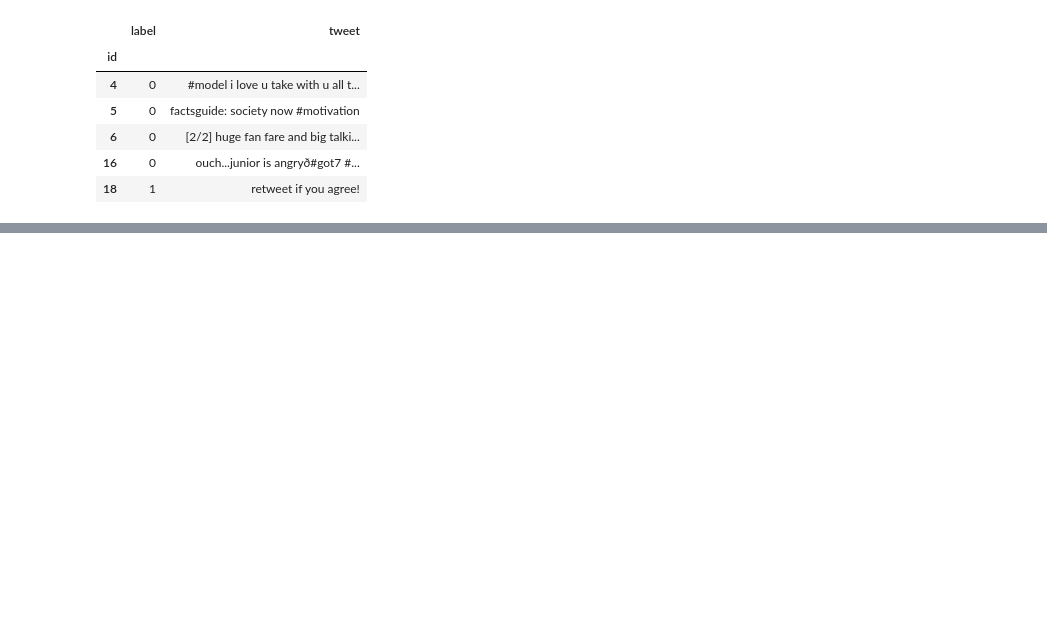
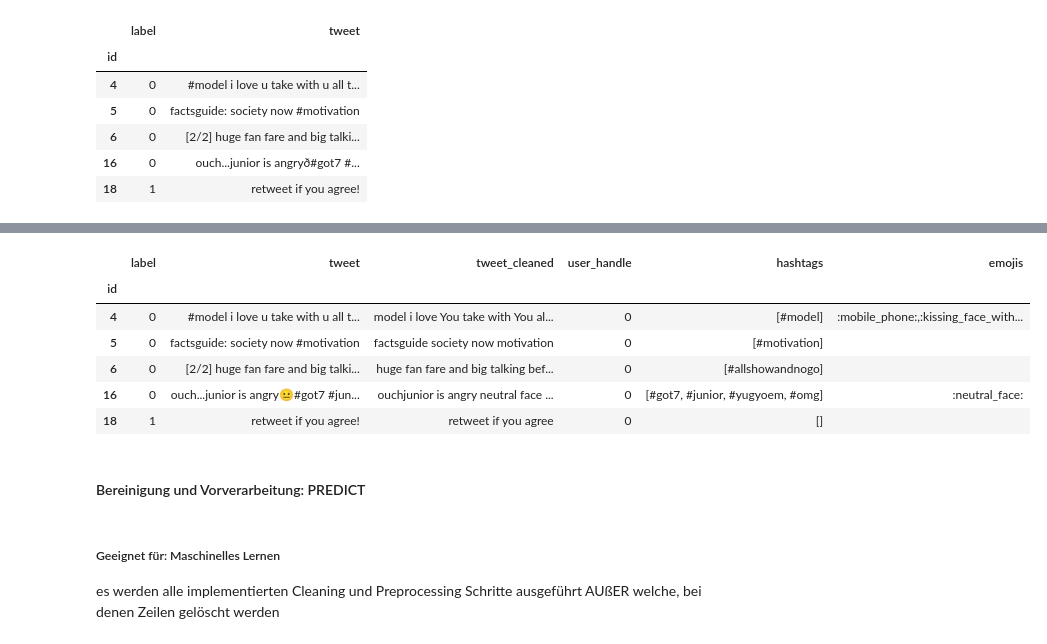
Before and after one commit to netGed/WebScience24, a Jupyter notebook: data/data-splitting-and-preprocessing.ipynb, the cells around one changed output, grey strips where cells are left out. Saved outputs shown, nothing was run; the diff lists cells and outputs as text; code cells hidden in the pictures; blank space fills up the shorter version.

```diff
--- a/data/data-splitting-and-preprocessing.ipynb
+++ b/data/data-splitting-and-preprocessing.ipynb
@@ -234,0 +483,6 @@ memory usage: 806.1+ KB
+# %%
+df_origin_test_rnn = pd.read_csv('./twitter_hate-speech/test.csv', index_col=0)
+df_clean_base_test_rnn = df_origin_test_rnn.copy()
+# %%
+df_clean_base_test_rnn.drop_duplicates(inplace=True)
+df_clean_base_test_rnn["tweet"] = df_clean_base_test_rnn['tweet'].apply(fix_encoding)
@@ -234,0 +580,2 @@ memory usage: 806.1+ KB
+# %%
+df_cleaned_test_rnn = clean_dataframe_test_rnn(df_clean_base_test_rnn)
@@ -234,0 +600,10 @@ memory usage: 806.1+ KB
+# %%
+df_cleaned_test_rnn.head()
+# %% [output]
+|  | label | tweet | tweet_cleaned | user_handle | hashtags | emojis |
+| id |  |  |  |  |  |  |
+| 4 | 0 | #model i love u take with u all t... | model i love You take with You al... | 0 | [#model] | :mobile_phone:,:kissing_face_with... |
+| 5 | 0 | factsguide: society now #motivation | factsguide society now motivation | 0 | [#motivation] |  |
+| 6 | 0 | [2/2] huge fan fare and big talki... | huge fan fare and big talking bef... | 0 | [#allshowandnogo] |  |
+| 16 | 0 | ouch...junior is angry😐#got7 #jun... | ouchjunior is angry neutral face ... | 0 | [#got7, #junior, #yugyoem, #omg] | :neutral_face: |
+| 18 | 1 | retweet if you agree! | retweet if you agree | 0 | [] |  |
@@ -234,0 +612,5 @@ memory usage: 806.1+ KB
+# %% [markdown]
+#### Bereinigung und Vorverarbeitung: PREDICT
+# %% [markdown]
+##### Geeignet für: Maschinelles Lernen
+es werden alle implementierten Cleaning und Preprocessing Schritte ausgeführt AUßER welche, bei denen Zeilen gelöscht werden
```
Also changed, not shown: parts of 56 cells of this notebook, 10 other files.
